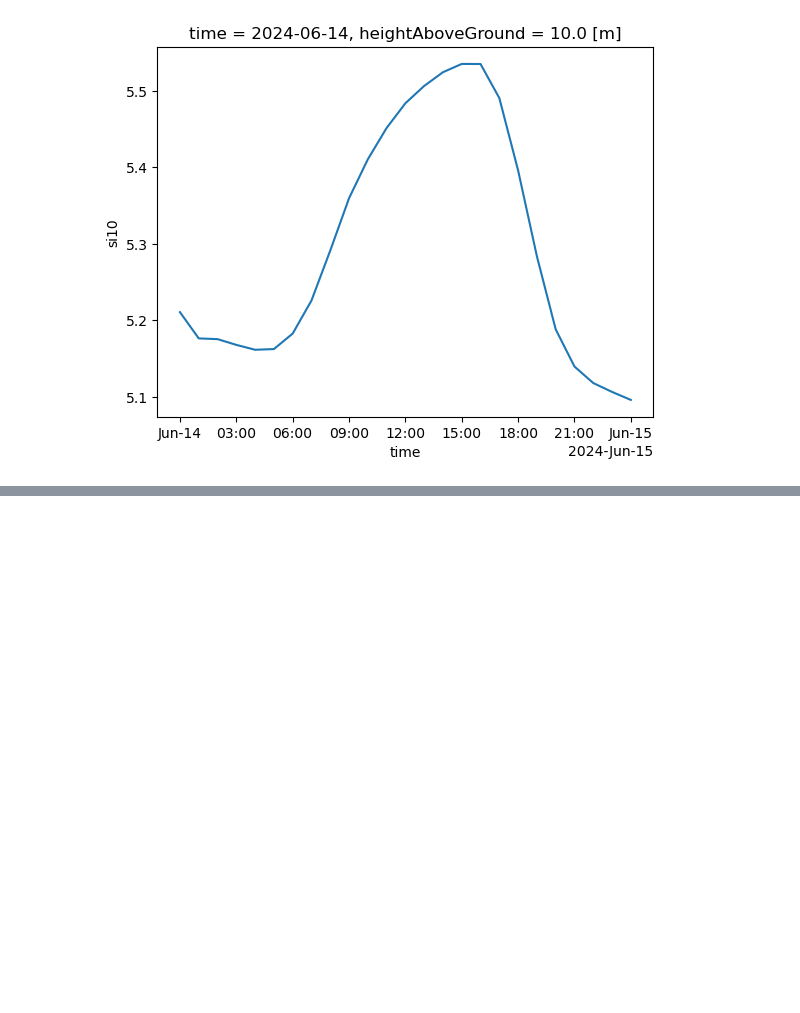
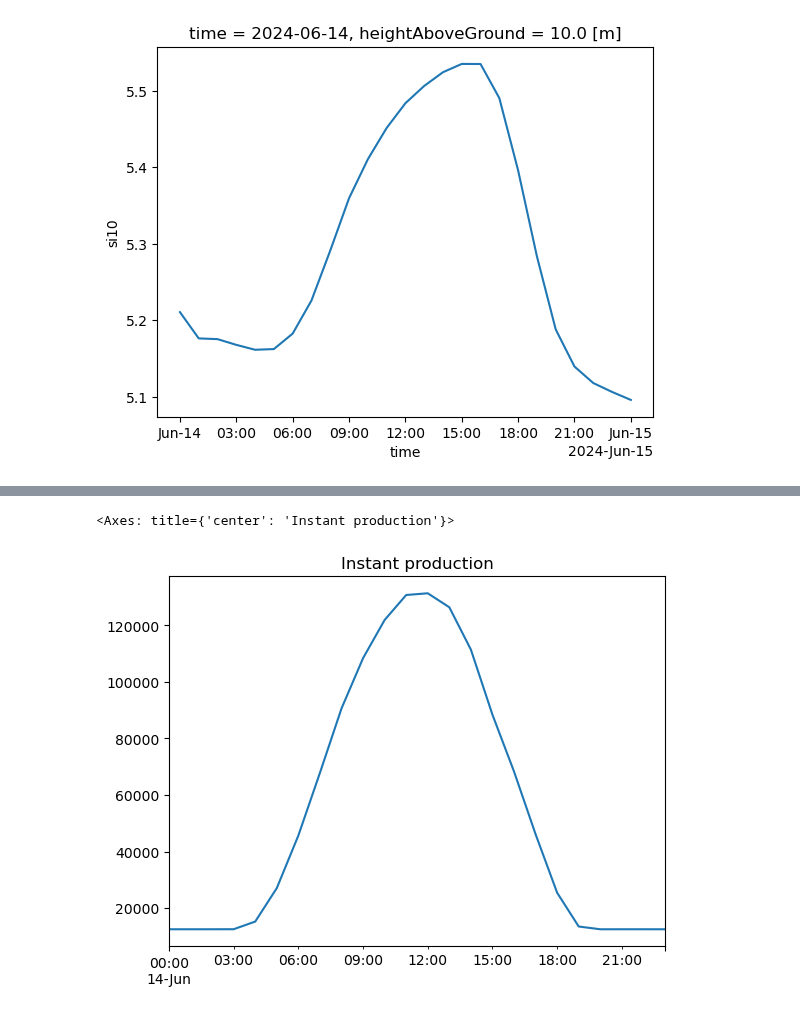
Before and after one commit to GreenForecast-Squad/energetic-stress-production, a Jupyter notebook: notebooks/weather/4_recent_forecast.ipynb, the cells around one changed output, grey strips where cells are left out. Drawn from its saved outputs; the diff is of its cells as text; code cells hidden in the pictures; blank space fills up the shorter version.

```diff
--- a/notebooks/weather/4_recent_forecast.ipynb
+++ b/notebooks/weather/4_recent_forecast.ipynb
@@ -78,0 +217,3 @@ da_wind.mean(["latitude", "longitude"]).plot(x="valid_time")
+# %%
+sun_model = pd.read_csv("sun_model_2_params.csv", index_col=0)["0"]
+sun_model
@@ -78,0 +255,12 @@ da_wind.mean(["latitude", "longitude"]).plot(x="valid_time")
+# %%
+region_names = [
+    col.replace(" ", "_").replace("'", "_").replace("-", "_").lower()
+    for col in df_instant_flux.columns
+]
+df_instant_flux.columns = region_names
+df_instant_flux["Intercept"] = 1
+df_instant_production = df_instant_flux * sun_model
+df_instant_production.sum(axis=1).plot(title="Instant production")
+# %% [output]
+<Axes: title={'center': 'Instant production'}>
+[figure, added]
```
Also changed, not shown: parts of 14 cells of this notebook, 8 other files.
